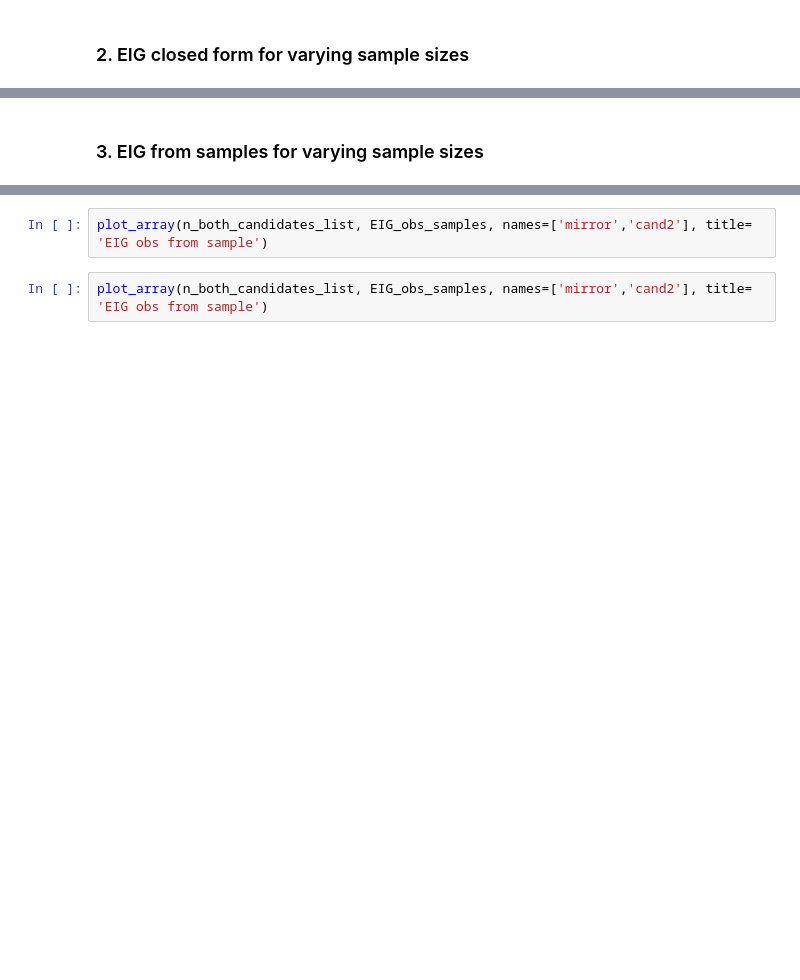
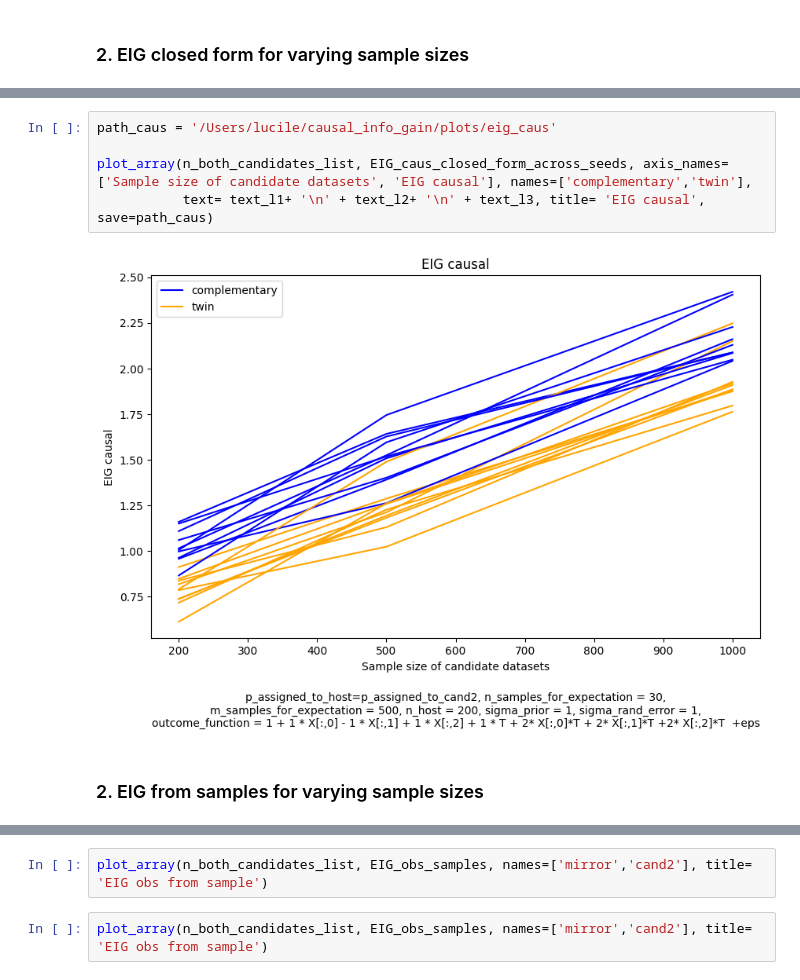
Before and after one commit to LucileTerminassian/causal_prospective_merge, a Jupyter notebook: linear_experiments.ipynb, the cells around one changed output, grey strips where cells are left out. Saved outputs shown, nothing was run; the diff lists cells and outputs as text; blank space fills up the shorter version.

```diff
--- a/linear_experiments.ipynb
+++ b/linear_experiments.ipynb
@@ -79,3 +104,10 @@ plot_array(n_both_candidates_list, EIG_caus_closed_form_exact, names=['mirror','
+# %%
+path_caus = '/Users/lucile/causal_info_gain/plots/eig_caus'
+
+plot_array(n_both_candidates_list, EIG_caus_closed_form_across_seeds, axis_names= ['Sample size of candidate datasets', 'EIG causal'], names=['complementary','twin'],
+           text= text_l1+ '\n' + text_l2+ '\n' + text_l3, title= 'EIG causal', save=path_caus)
+# %% [output]
+[figure, added]
 # %% [markdown]
-### 3. EIG from samples for varying sample sizes
+### 2. EIG from samples for varying sample sizes
 # %%
```
Also changed, not shown: parts of 16 cells of this notebook, 6 other files.
